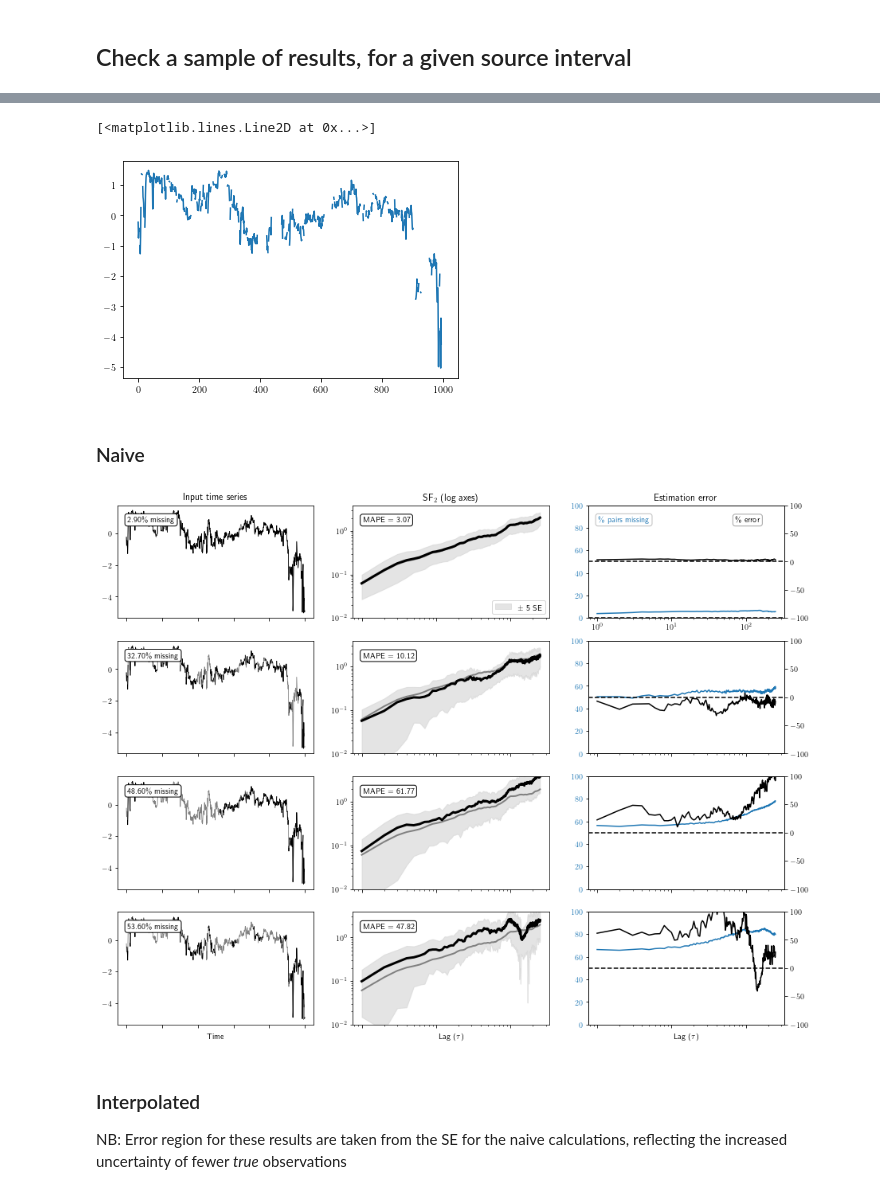
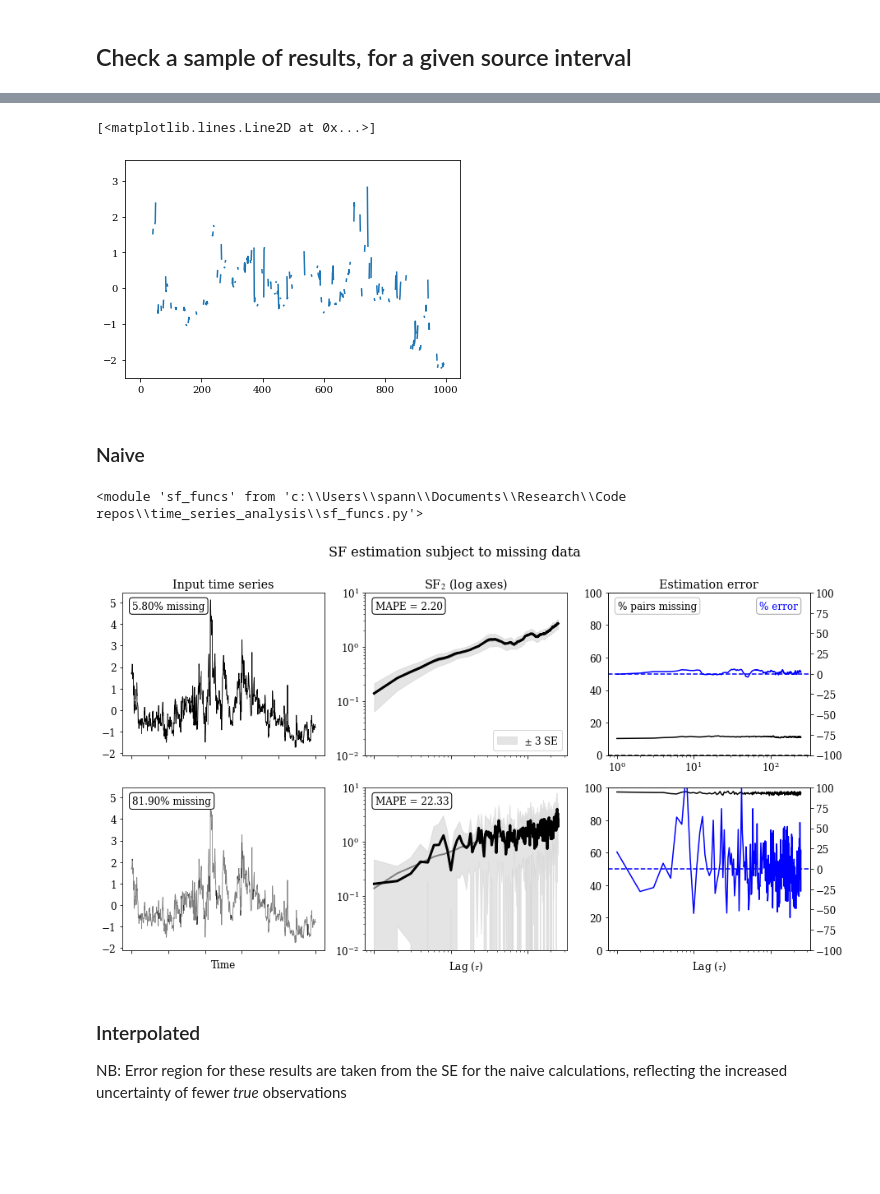
Before and after one commit to daniel-wrench/time_series_analysis, a Jupyter notebook: sf_funcs_demo.ipynb, the cells around one changed output, grey strips where cells are left out. Cells and saved outputs as stored; diff of their text form; code cells hidden in the pictures; blank space fills up the shorter version.

```diff
--- a/sf_funcs_demo.ipynb
+++ b/sf_funcs_demo.ipynb
@@ -442,5 +376,5 @@ print(
 # %%
-plt.plot(all_bad_inputs_list[53][3])
+plt.plot(all_bad_inputs_list[0][2])
 # %% [output]
 [<matplotlib.lines.Line2D at 0x...>]
-[figure, old version]
+[figure, new version]
@@ -447,24 +408,28 @@ plt.plot(all_bad_inputs_list[53][3])
 # %% [markdown]
 ### Naive
+# %%
+importlib.reload(sf)
+# %% [output]
+<module 'sf_funcs' from 'c:\\Users\\spann\\Documents\\Research\\Code repos\\time_series_analysis\\sf_funcs.py'>
 # %%
 # Check results, for a given clean input
 
-input_ind = 53
-n = 4
+input_ind = 12
+n = 2
 
 sf.plot_sample(
-    good_inputs_list,
-    good_outputs_list,
-    all_bad_inputs_list,
-    all_bad_outputs_list,
-    "C0",
+    good_inputs_test,
+    good_outputs_test,
+    bad_inputs_test,
+    bad_outputs_test,
     input_ind,
     n,
     False,
+    "sosf",
 )
-plt.savefig("plots/psp_missing_effect.png")
+# plt.savefig("plots_local/psp_missing_effect.png")
 # %% [output]
-[figure, old version]
+[figure, new version]
 # %% [markdown]
 ### Interpolated
 NB: Error region for these results are taken from the SE for the naive calculations, reflecting the increased uncertainty of fewer *true* observations
```
Also changed, not shown: parts of 39 cells of this notebook.
